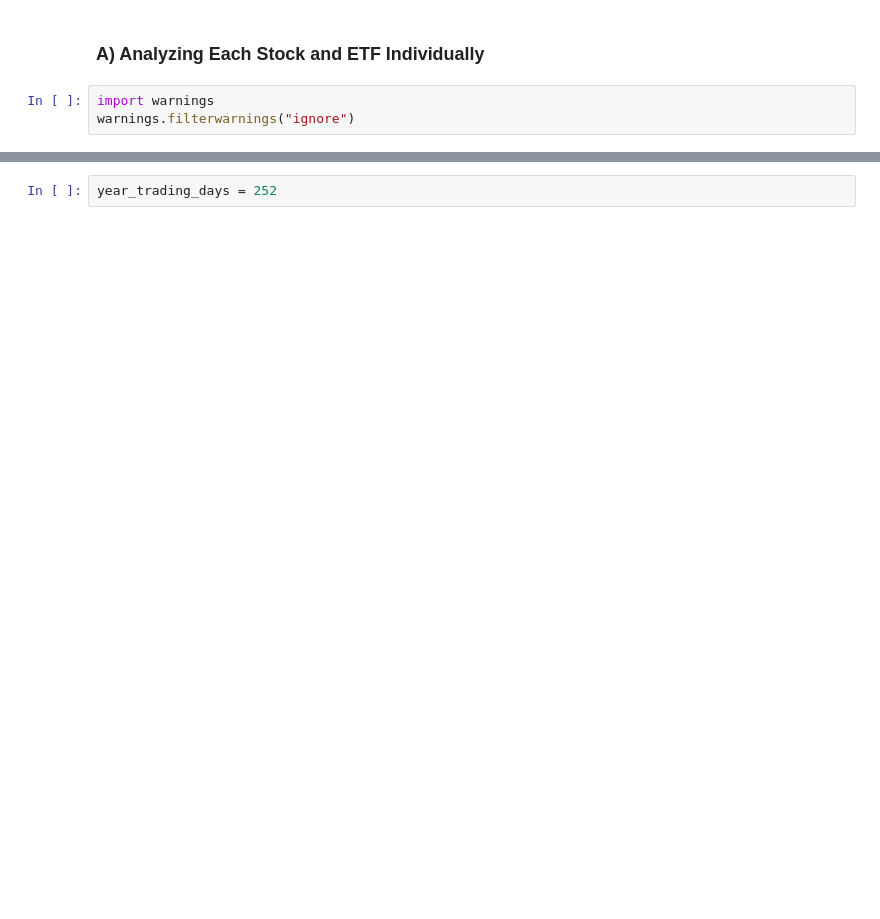
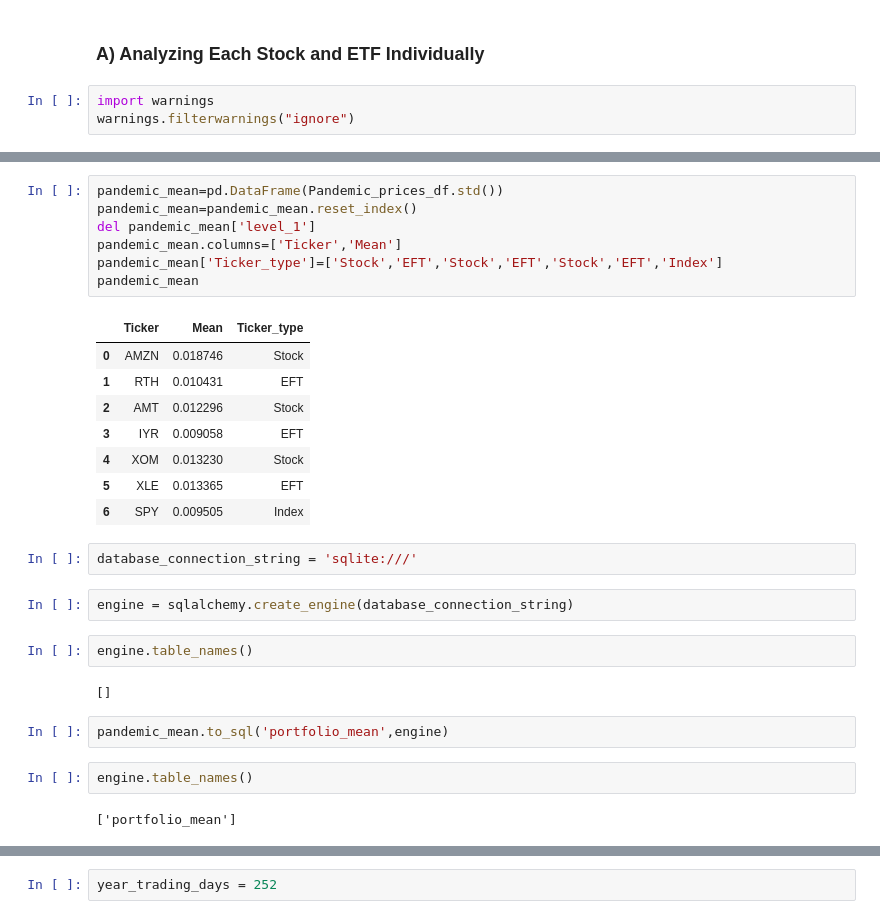
Before and after one commit to jha-ayush/COVID-financial-portfolio-analysis, a Jupyter notebook: prepandemic_financial_portfolio_analyzer.ipynb, the cells around one changed output, grey strips where cells are left out. Saved outputs shown, nothing was run; the diff lists cells and outputs as text; blank space fills up the shorter version.

```diff
--- a/prepandemic_financial_portfolio_analyzer.ipynb
+++ b/prepandemic_financial_portfolio_analyzer.ipynb
@@ -353,0 +364,30 @@ dtype: float64
+# %%
+pandemic_mean=pd.DataFrame(Pandemic_prices_df.std())
+pandemic_mean=pandemic_mean.reset_index()
+del pandemic_mean['level_1']
+pandemic_mean.columns=['Ticker','Mean']
+pandemic_mean['Ticker_type']=['Stock','EFT','Stock','EFT','Stock','EFT','Index']
+pandemic_mean
+# %% [output]
+|  | Ticker | Mean | Ticker_type |
+| 0 | AMZN | 0.018746 | Stock |
+| 1 | RTH | 0.010431 | EFT |
+| 2 | AMT | 0.012296 | Stock |
+| 3 | IYR | 0.009058 | EFT |
+| 4 | XOM | 0.013230 | Stock |
+| 5 | XLE | 0.013365 | EFT |
+| 6 | SPY | 0.009505 | Index |
+# %%
+database_connection_string = 'sqlite:///'
+# %%
+engine = sqlalchemy.create_engine(database_connection_string)
+# %%
+engine.table_names()
+# %% [output]
+[]
+# %%
+pandemic_mean.to_sql('portfolio_mean',engine)
+# %%
+engine.table_names()
+# %% [output]
+['portfolio_mean']
```
Also changed, not shown: parts of 67 cells of this notebook, 2 other files.
